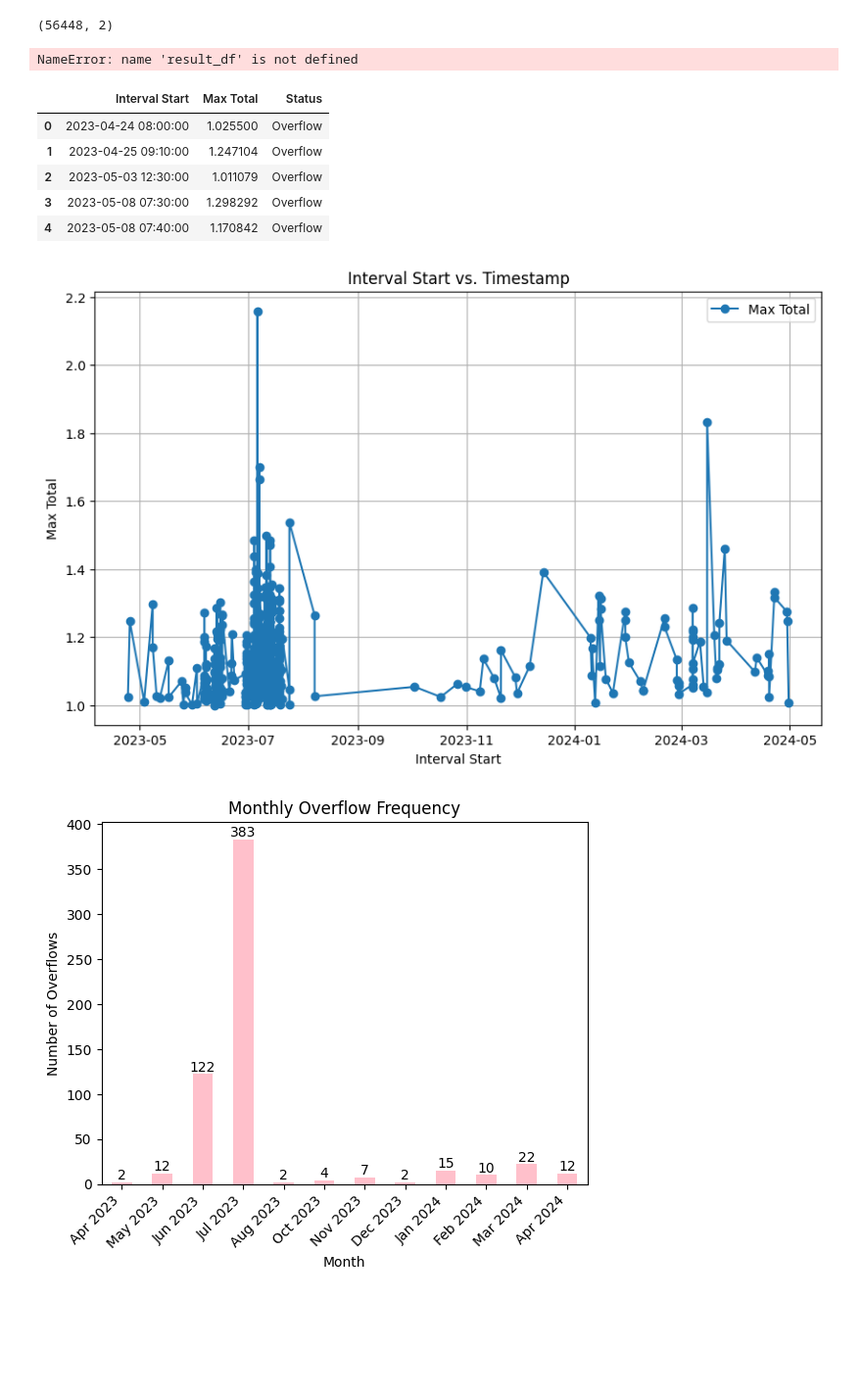
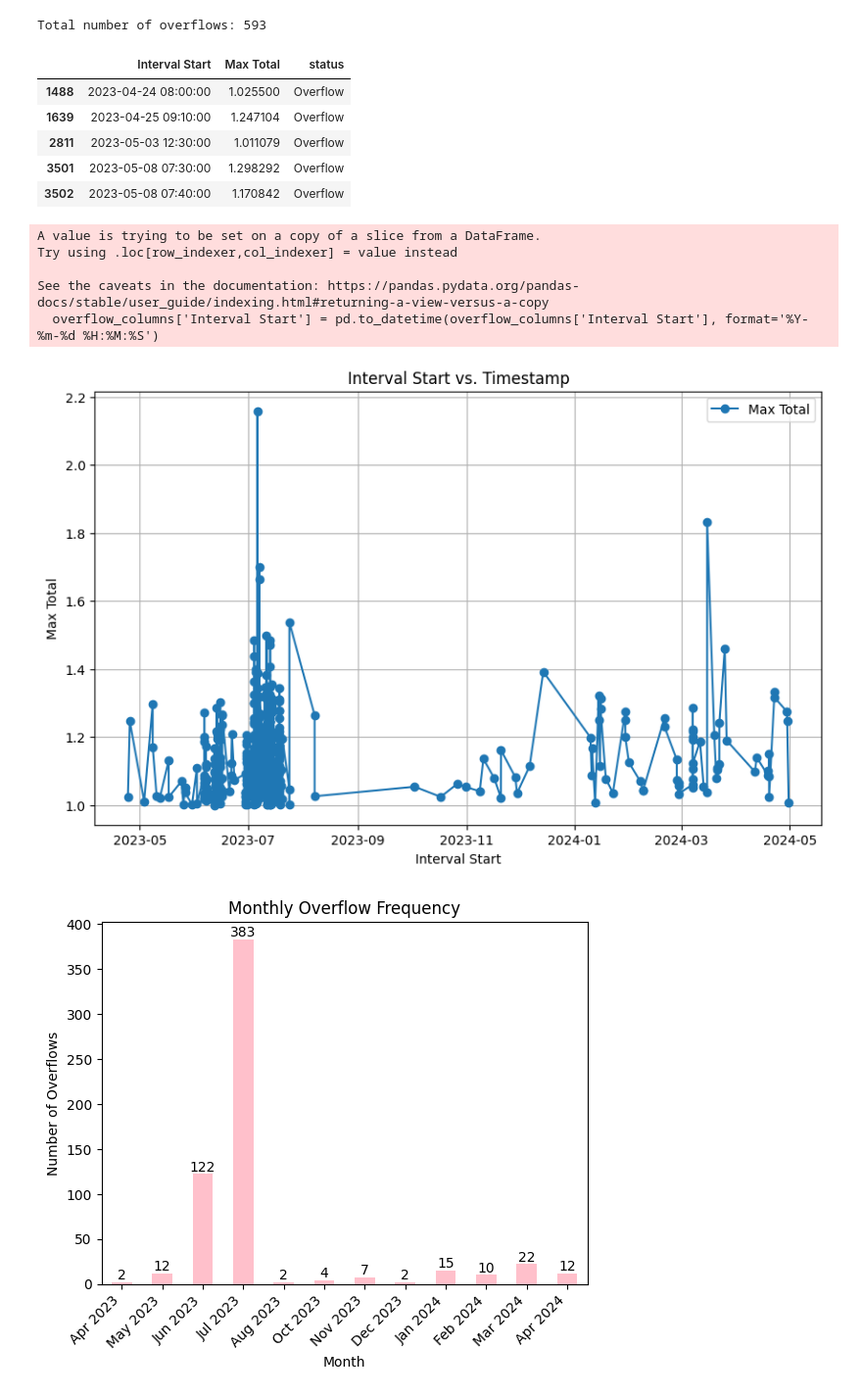
Before and after one commit to Minakshi654/Modelname, a Jupyter notebook: EDA_of_CPU_Utilization_.ipynb, the cells around one changed output. Shown at 98% size. Saved outputs shown, nothing was run; the diff lists cells and outputs as text; code cells hidden in the pictures; blank space fills up the shorter version.

```diff
--- a/EDA_of_CPU_Utilization_.ipynb
+++ b/EDA_of_CPU_Utilization_.ipynb
@@ -56,13 +88,6 @@ grouped_intervals.head()
-# %%
-grouped_intervals.shape
-# %% [output]
-(56448, 2)
-# %%
-result_df['Status'] = result_df['Max Total'].apply(lambda x: 'Overflow' if x >= 1 else 'Normal')
-
-# Print the updated DataFrame
-print(result_df.head())
-# %% [output]
-NameError: name 'result_df' is not defined
 # %%
 result_df.to_csv('grouped_intervals_with_status.csv', index=False)
+num_overflows = (result_df['Max Total'] >= 1)
+print(f"Total number of overflows: {num_overflows.sum()}")
+# %% [output]
+Total number of overflows: 593
@@ -80,24 +94,25 @@ print("Overflow rows saved to 'overflow_intervals.csv'")
-# %%
-overflow_intervals = pd.read_csv("/content/overflow_intervals.csv")
-overflow_intervals.head()
-# %% [output]
-|  | Interval Start | Max Total | Status |
-| 0 | 2023-04-24 08:00:00 | 1.025500 | Overflow |
-| 1 | 2023-04-25 09:10:00 | 1.247104 | Overflow |
-| 2 | 2023-05-03 12:30:00 | 1.011079 | Overflow |
-| 3 | 2023-05-08 07:30:00 | 1.298292 | Overflow |
-| 4 | 2023-05-08 07:40:00 | 1.170842 | Overflow |
+# %%
+overflow_columns = result_df[result_df['Max Total'] >= 1]
+overflow_columns.to_csv('overflow_columns.csv', index=False)
+overflow_columns.head()
+# %% [output]
+|  | Interval Start | Max Total | status |
+| 1488 | 2023-04-24 08:00:00 | 1.025500 | Overflow |
+| 1639 | 2023-04-25 09:10:00 | 1.247104 | Overflow |
+| 2811 | 2023-05-03 12:30:00 | 1.011079 | Overflow |
+| 3501 | 2023-05-08 07:30:00 | 1.298292 | Overflow |
+| 3502 | 2023-05-08 07:40:00 | 1.170842 | Overflow |
 # %%
 import pandas as pd
 import matplotlib.pyplot as plt
 
 # Assuming you have the "result_df" DataFrame from the previous steps
 # Convert the "TimePoints[TimePoint]" column to datetime
-overflow_intervals['Interval Start'] = pd.to_datetime(overflow_intervals['Interval Start'], format='%Y-%m-%d %H:%M:%S')
+overflow_columns['Interval Start'] = pd.to_datetime(overflow_columns['Interval Start'], format='%Y-%m-%d %H:%M:%S')
 
 # Create the plot
 plt.figure(figsize=(10, 6))
-plt.plot(overflow_intervals['Interval Start'], overflow_intervals['Max Total'], marker='o', label='Max Total')
+plt.plot(overflow_columns['Interval Start'], overflow_columns['Max Total'], marker='o', label='Max Total')
 plt.xlabel('Interval Start')
 plt.ylabel('Max Total')
 plt.title('Interval Start vs. Timestamp')
@@ -105,6 +120,11 @@ plt.grid(True)
 plt.legend()
 plt.show()
 # %% [output]
+A value is trying to be set on a copy of a slice from a DataFrame.
+Try using .loc[row_indexer,col_indexer] = value instead
+
+See the caveats in the documentation: https://pandas.pydata.org/pandas-docs/stable/user_guide/indexing.html#returning-a-view-versus-a-copy
+  overflow_columns['Interval Start'] = pd.to_datetime(overflow_columns['Interval Start'], format='%Y-%m-%d %H:%M:%S')
 [figure]
 # %%
 import pandas as pd
```
Also changed, not shown: parts of 23 cells of this notebook.
